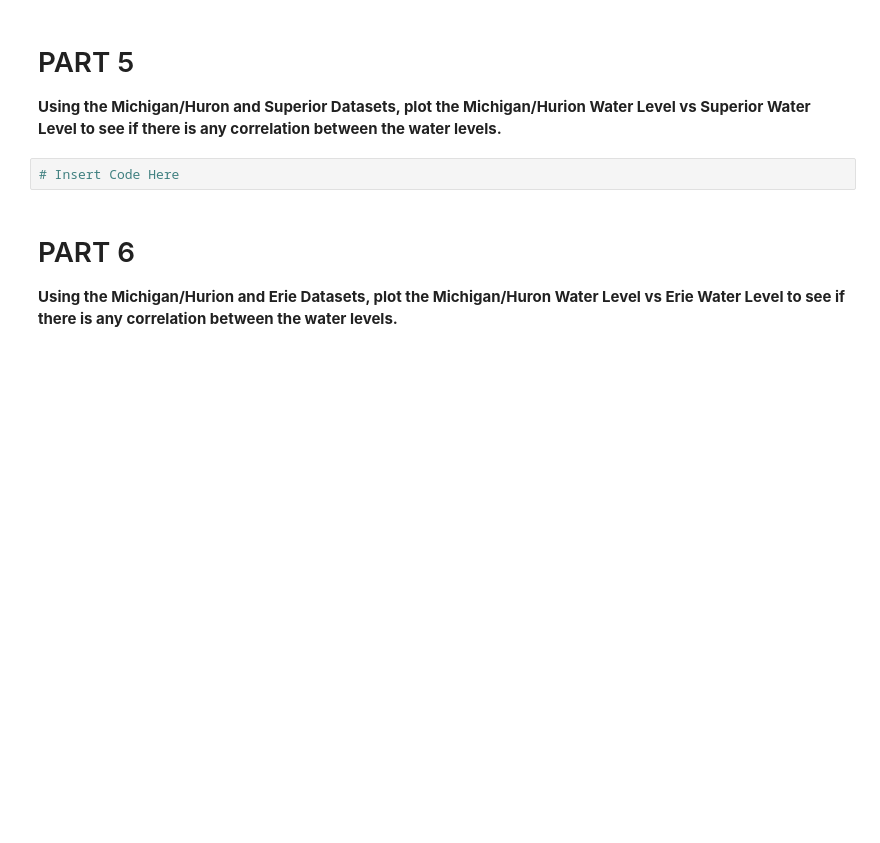
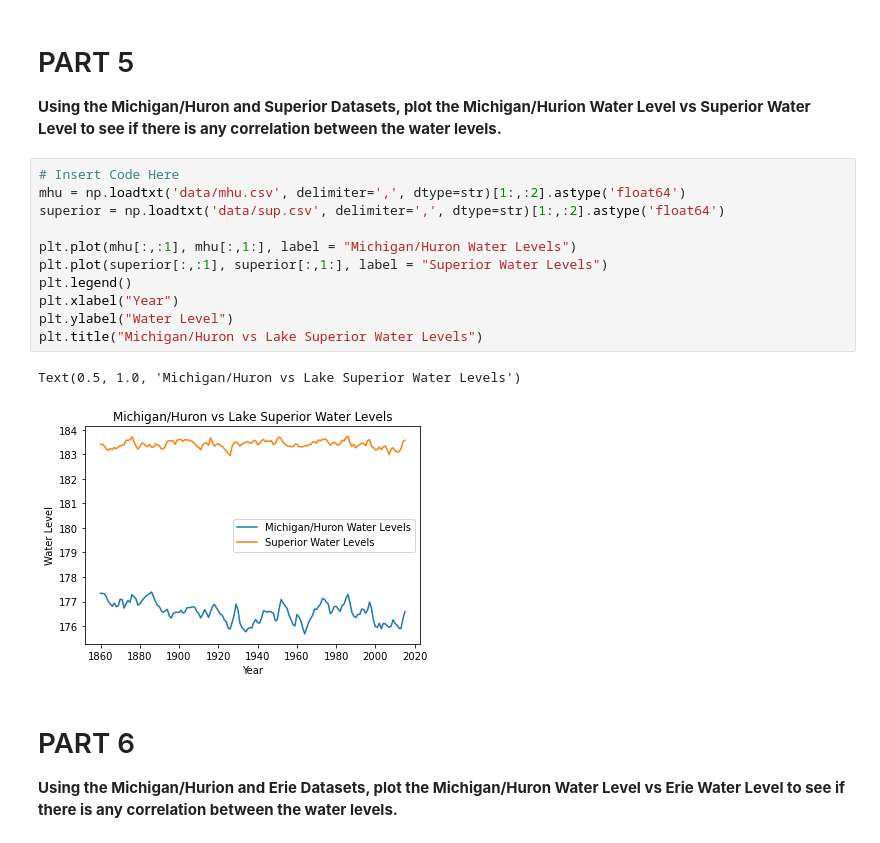
Before and after one commit to mullig47/CMSE202_Git_Started, a Jupyter notebook: Great_Lakes_and_Grand_River.ipynb, the cells around one changed output. Drawn from its saved outputs; the diff is of its cells as text; blank space fills up the shorter version.

```diff
--- a/Great_Lakes_and_Grand_River.ipynb
+++ b/Great_Lakes_and_Grand_River.ipynb
@@ -58,8 +58,20 @@ plt.plot(data[:,:1], data[:,1:])
 # PART 5
 
 **Using the Michigan/Huron and Superior Datasets, plot the Michigan/Hurion Water Level vs Superior Water Level to see if there is any correlation between the water levels.**
-# %%
-# Insert Code Here
+# %%
+# Insert Code Here
+mhu = np.loadtxt('data/mhu.csv', delimiter=',', dtype=str)[1:,:2].astype('float64')
+superior = np.loadtxt('data/sup.csv', delimiter=',', dtype=str)[1:,:2].astype('float64')
+
+plt.plot(mhu[:,:1], mhu[:,1:], label = "Michigan/Huron Water Levels")
+plt.plot(superior[:,:1], superior[:,1:], label = "Superior Water Levels")
+plt.legend()
+plt.xlabel("Year")
+plt.ylabel("Water Level")
+plt.title("Michigan/Huron vs Lake Superior Water Levels")
+# %% [output]
+Text(0.5, 1.0, 'Michigan/Huron vs Lake Superior Water Levels')
+[figure, added]
 # %% [markdown]
 # PART 6
 
```
